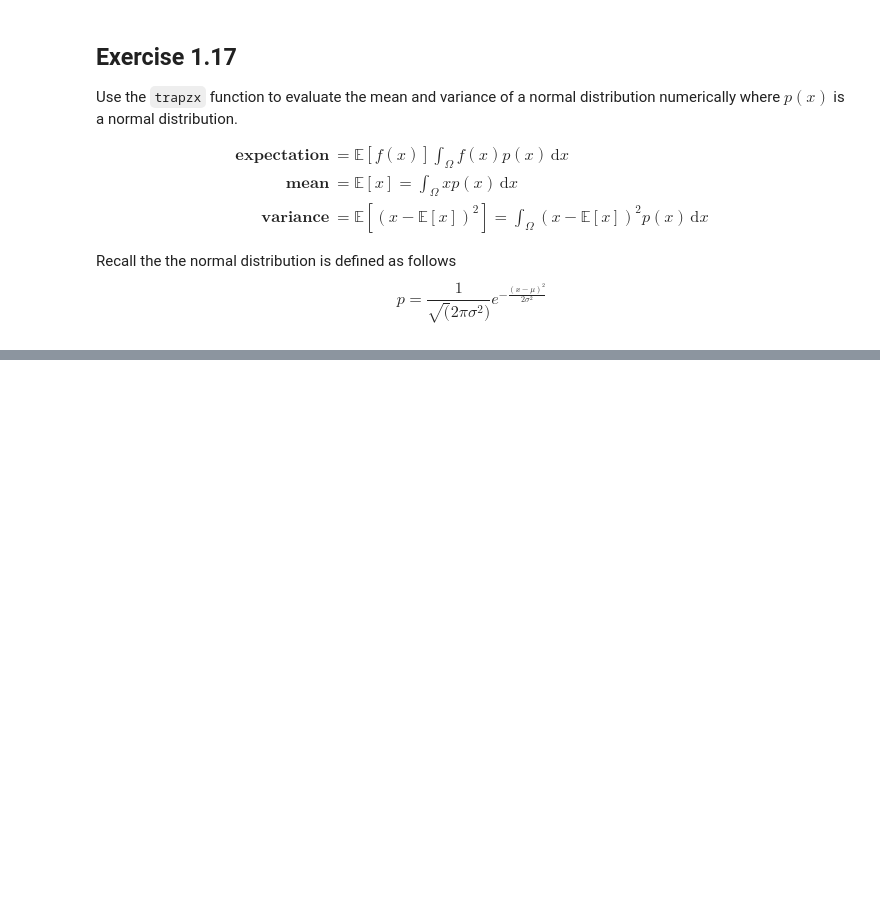
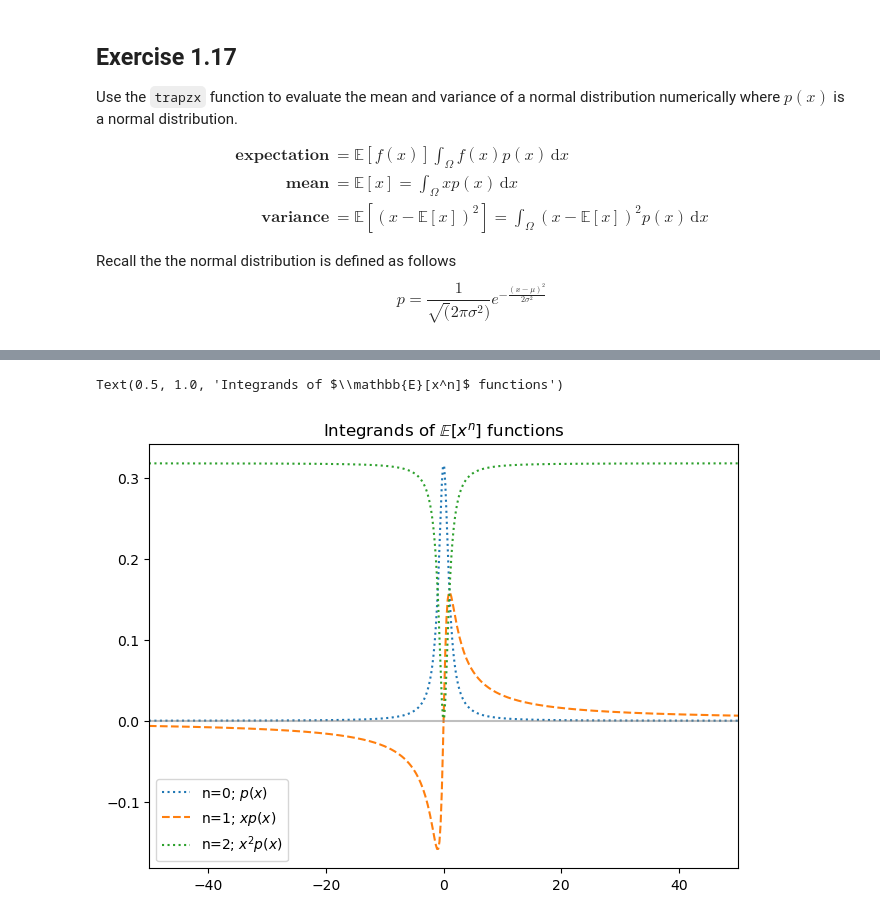
Before and after one commit to kailauyeda/ESS212, a Jupyter notebook: ESS_212_Wk_1.ipynb, the cells around one changed output, grey strips where cells are left out. Drawn from its saved outputs; the diff is of its cells as text; code cells hidden in the pictures; blank space fills up the shorter version.

```diff
--- a/ESS_212_Wk_1.ipynb
+++ b/ESS_212_Wk_1.ipynb
@@ -420,0 +399,12 @@ expectation_calcs(10, 2, 3)
+# %%
+a = 100
+mu = 2
+sigma = 3
+p, x= normal_dist(a, mu, sigma,x_length=1000)
+dx = np.abs(x[1] - x[0])
+
+print(f'E[x] = {np.int32(E(x,p, dx))}')
+print(f'E[x^2] = {np.int32(E(x**2, p, dx))}')
+print(f'E[x-\u00B5] = {np.int32(E(x-mu,p, dx))}')
+print(f'E[(x-\u00B5)^2] = {np.int32(E((x-mu)**2, p, dx))}')
+print(f'E(x-\u00B5)^3] = {np.int32(E((x-mu)**3, p, dx))}')
@@ -420,0 +427,13 @@ expectation_calcs(10, 2, 3)
+# %%
+def p_dist_1_22(L, x_length = 1*10**5):
+    """
+    Parameters:
+        L is the distance from 0 over which p is defined s.t. p(x) \\in [-L,L]
+    """
+    # define x-values
+    x = np.linspace(-L,L,x_length)
+
+    # define p(x)
+    p = 1/(np.pi * (1+x**2))
+
+    return p, x
@@ -420,0 +498,23 @@ expectation_calcs(10, 2, 3)
+# %%
+# plot the integrands of the expectation
+L = 1000
+
+E_x0_integrand, x_array, = p_dist_1_22(L)
+E_x1_integrand, x_ignore = x_array * p_dist_1_22(L)
+E_x2_integrand, x_ignore = x_array**2 * p_dist_1_22(L)
+# %%
+fig, ax = plt.subplots(nrows=1, ncols=1, constrained_layout=True)
+
+ax.plot(x_array, E_x0_integrand,linestyle='dotted',
+        label='n=0; $p(x)$')
+ax.plot(x_array, E_x1_integrand, linestyle = 'dashed',
+        label = 'n=1; $xp(x)$')
+ax.plot(x_array, E_x2_integrand, linestyle = 'dotted',
+        label = 'n=2; $x^2 p(x)$')
+ax.hlines(0,-50,50,color='gray',alpha=0.5)
+ax.set_xlim(-50,50)
+ax.legend()
+ax.set_title('Integrands of $\mathbb{E}[x^n]$ functions')
+# %% [output]
+Text(0.5, 1.0, 'Integrands of $\\mathbb{E}[x^n]$ functions')
+[figure, added]
```
Also changed, not shown: parts of 12 cells of this notebook.
